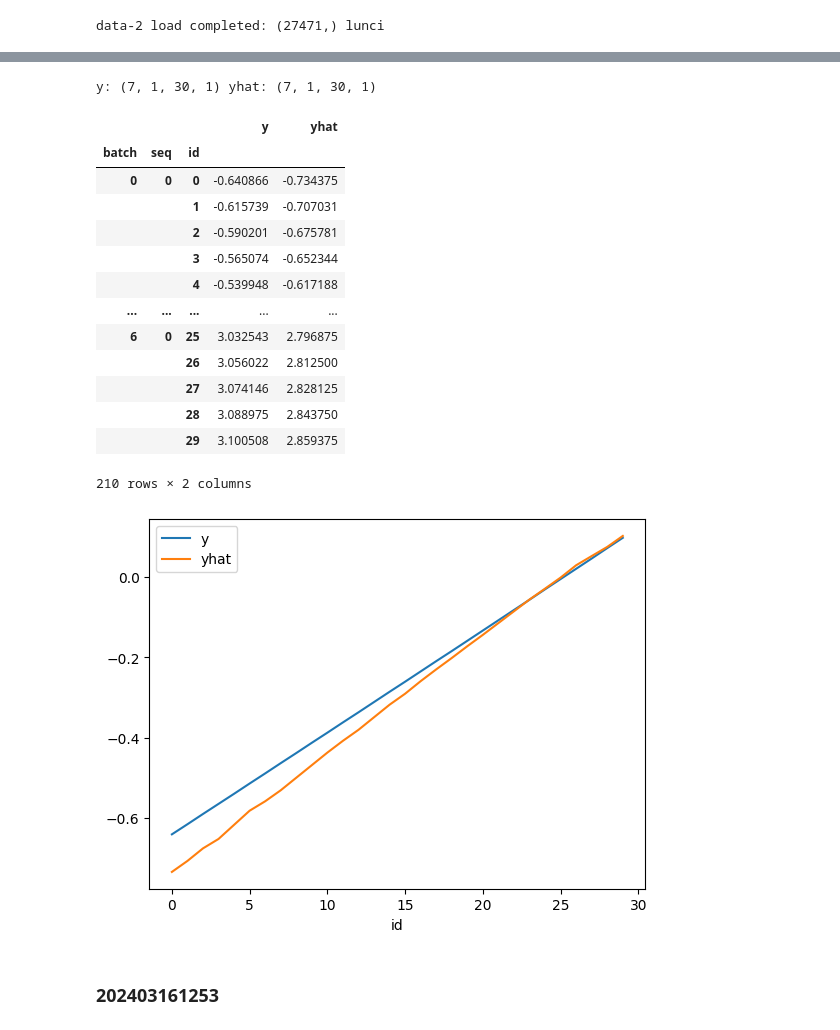
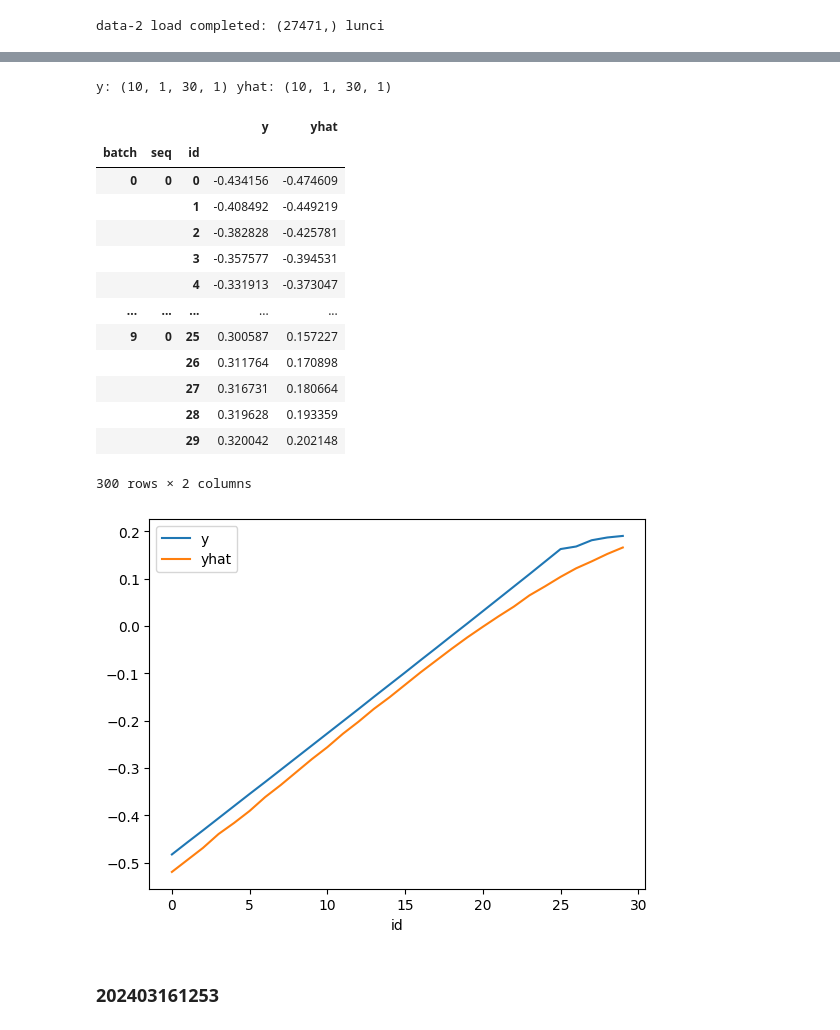
Before and after one commit to Ralphson/BatteryGPT, a Jupyter notebook: Time-LLM-main/ana_model_pred.ipynb, the cells around one changed output, grey strips where cells are left out. Drawn from its saved outputs; the diff is of its cells as text; code cells hidden in the pictures.

```diff
--- a/Time-LLM-main/ana_model_pred.ipynb
+++ b/Time-LLM-main/ana_model_pred.ipynb
@@ -119,6 +128,8 @@ args.enc_in = 11
 args.dec_in = 7
 args.c_out = 1
 args.batch_size = 1
+args.scale_data=1         # 不归一化
+args.cal_mask=0           # mask数据应该计算掩码损失
 
 # 读取模型
 model = BatteryGPT.Model(args).float()
@@ -212,10 +231,16 @@ loader = iter(test_loader)
 # %%
-# 验证模型
-batch_x, batch_y, batch_x_mark, batch_y_mark = next(loader)
-pred, true = test_one_cycle(model, batch_x, batch_y, batch_x_mark, batch_y_mark)
-print(pred.shape, true.shape)
+while i < len(test_loader):
+    print('batch: %d' %i)
+    # 验证模型
+    batch_x, batch_y, batch_x_mark, batch_y_mark = next(loader)
+    pred, true, train_y = test_one_cycle(model, batch_x, batch_y, batch_x_mark, batch_y_mark)
+    # print(pred.shape, true.shape)
 
-yhat.append(pred)
-y.append(true)
-print(len(yhat), len(y))
+    yhat.append(pred)
+    y.append(true)
+    train_ys.append(train_y)
+    # vali_ys.append(vali_y)
+
+    # print(len(yhat), len(y))
+    i += 1
 # %% [output]
@@ -224,23 +284,23 @@ print(len(yhat), len(y))
 # %%
-df = concat_yyhat(y, yhat, show_index=(0,0))
+df = concat_yyhat(y, yhat, show_index=(5,0))
 display(df)
 # %% [output]
-y: (7, 1, 30, 1) yhat: (7, 1, 30, 1)
+y: (10, 1, 30, 1) yhat: (10, 1, 30, 1)
 |  |  |  | y | yhat |
 | batch | seq | id |  |  |
-| 0 | 0 | 0 | -0.640866 | -0.734375 |
-|  |  | 1 | -0.615739 | -0.707031 |
-|  |  | 2 | -0.590201 | -0.675781 |
-|  |  | 3 | -0.565074 | -0.652344 |
-|  |  | 4 | -0.539948 | -0.617188 |
+| 0 | 0 | 0 | -0.434156 | -0.474609 |
+|  |  | 1 | -0.408492 | -0.449219 |
+|  |  | 2 | -0.382828 | -0.425781 |
+|  |  | 3 | -0.357577 | -0.394531 |
+|  |  | 4 | -0.331913 | -0.373047 |
 | ... | ... | ... | ... | ... |
-| 6 | 0 | 25 | 3.032543 | 2.796875 |
-|  |  | 26 | 3.056022 | 2.812500 |
-|  |  | 27 | 3.074146 | 2.828125 |
-|  |  | 28 | 3.088975 | 2.843750 |
-|  |  | 29 | 3.100508 | 2.859375 |
+| 9 | 0 | 25 | 0.300587 | 0.157227 |
+|  |  | 26 | 0.311764 | 0.170898 |
+|  |  | 27 | 0.316731 | 0.180664 |
+|  |  | 28 | 0.319628 | 0.193359 |
+|  |  | 29 | 0.320042 | 0.202148 |
-210 rows × 2 columns
+300 rows × 2 columns
-[figure, old version]
+[figure, new version]
 # %% [markdown]
 ### 202403161253
 # %%
```
Also changed, not shown: parts of 10 cells of this notebook.
